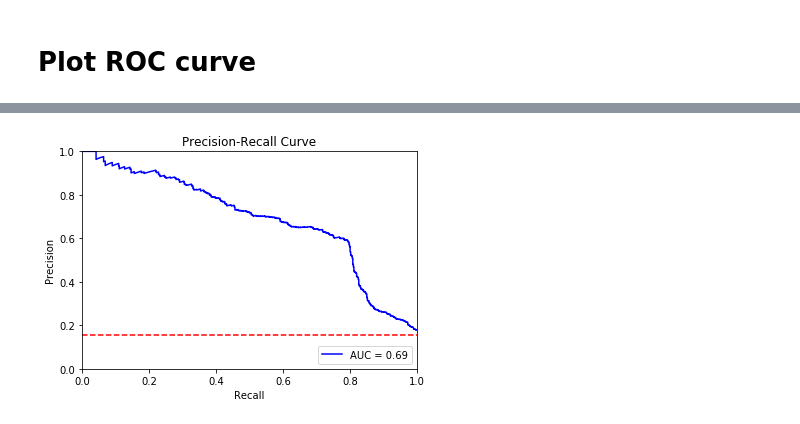
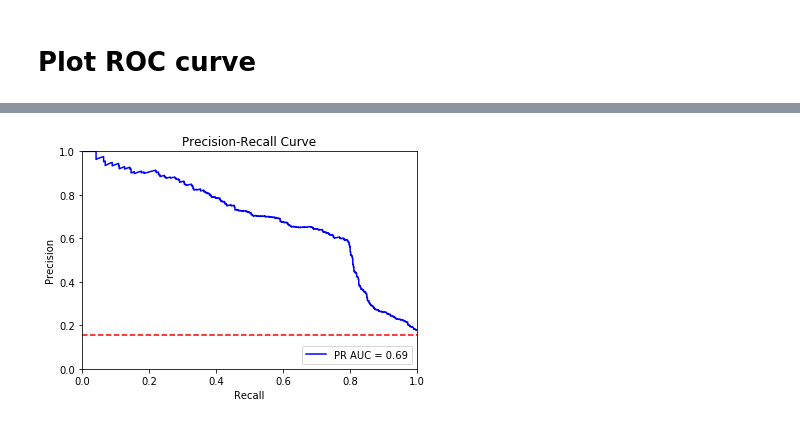
Before and after one commit to pati-dev/predict-shopping-intention, a Jupyter notebook: predict_purchase.ipynb, the cells around one changed output, grey strips where cells are left out. Drawn from its saved outputs; the diff is of its cells as text; code cells hidden in the pictures.

```diff
--- a/predict_purchase.ipynb
+++ b/predict_purchase.ipynb
@@ -437,16 +474,16 @@ plt.show()
 # %%
 precision, recall, thresholds = metrics.precision_recall_curve(y_test, preds)
 
 pr_auc = metrics.auc(recall, precision)
 
 plt.title('Precision-Recall Curve')
-plt.plot(recall, precision, 'b', label = 'AUC = %0.2f' % pr_auc)
+plt.plot(recall, precision, 'b', label = 'PR AUC = %0.2f' % pr_auc)
 plt.legend(loc = 'lower right')
 plt.plot([0, 1], [0.155, 0.155],'r--')
 plt.xlim([0, 1])
 plt.ylim([0, 1])
 plt.ylabel('Precision')
 plt.xlabel('Recall')
 plt.show()
 # %% [output]
-[figure, old version]
+[figure, new version]
```
Also changed, not shown: parts of 6 cells of this notebook.
